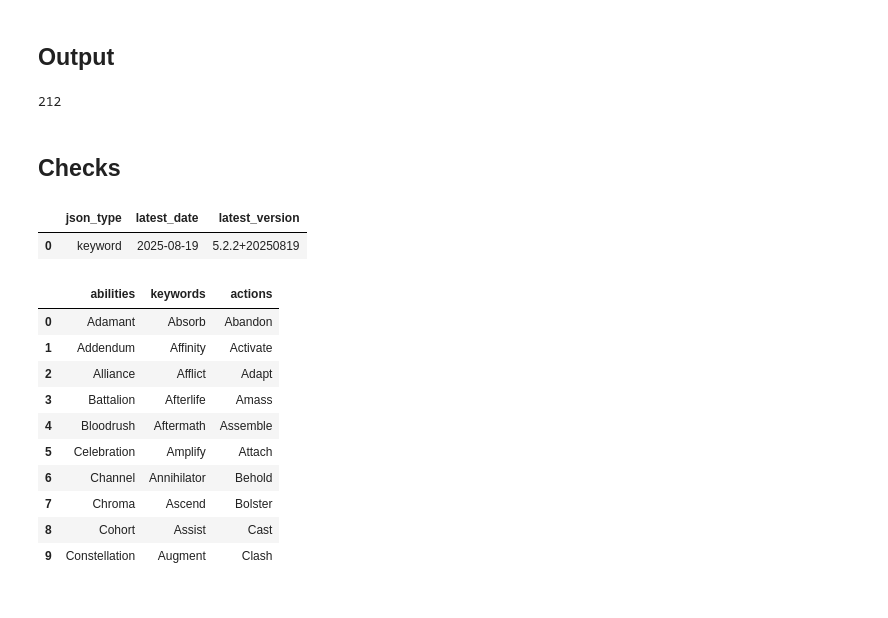
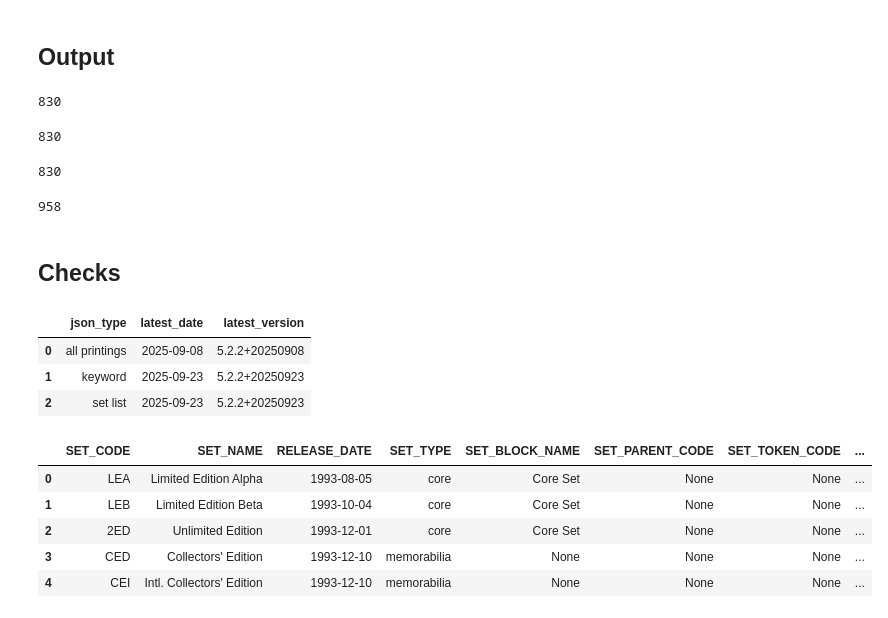
Before and after one commit to demonkeyfire/mtg-analysis-and-modelling, a Jupyter notebook: notebooks/set_list.ipynb, the cells around one changed output. Drawn from its saved outputs; the diff is of its cells as text; code cells hidden in the pictures.

Commit message:
Fully built code for processing the json input into relational tables; started pushing tables to database

```diff
--- a/notebooks/set_list.ipynb
+++ b/notebooks/set_list.ipynb
@@ -724,48 +973,65 @@ recency_check_upload(schema_name = "raw_data"
+# %%
+# Uploading the Sets info dataframe to postgresql
+df__sets_info.to_sql(name      = 'sets_info'
+                    ,con       = engine
+                    ,schema    = 'raw_data'
+                    ,if_exists = 'replace'
+                    ,index     = False)
+# %% [output]
+830
 # %%
-'''
-# Uploading the keywords dataframe to postgresql
-df__keywords.to_sql(name      = 'keywords'
-                   ,con       = engine
-                   ,schema    = 'raw_data'
-                   ,if_exists = 'replace'
-                   ,index     = False)
-'''
+# Uploading the translations dataframe to postgresql
+df__translations.to_sql(name      = 'translations'
+                       ,con       = engine
+                       ,schema    = 'raw_data'
+                       ,if_exists = 'replace'
+                       ,index     = False)
 # %% [output]
-212
+830
+# %%
+# Uploading the translations dataframe to postgresql
+df__languages.to_sql(name      = 'languages'
+                    ,con       = engine
+                    ,schema    = 'raw_data'
+                    ,if_exists = 'replace'
+                    ,index     = False)
+# %% [output]
+830
+# %%
+# Uploading the set product info dataframe to postgresql
+df__set_product_info.to_sql(name      = 'set_product_info'
+                           ,con       = engine
+                           ,schema    = 'raw_data'
+                           ,if_exists = 'replace'
+                           ,index     = False)
+# %% [output]
+958
 # %% [markdown]
 ## Checks
 # %%
-'''
 # Check the json file date and version
 query = """
         SELECT *
         FROM raw_data.data_recency
-        WHERE json_type = 'keyword'
         """
 pd.read_sql_query(query, con=engine)
-'''
 # %% [output]
 |  | json_type | latest_date | latest_version |
-| 0 | keyword | 2025-08-19 | 5.2.2+20250819 |
+| 0 | all printings | 2025-09-08 | 5.2.2+20250908 |
+| 1 | keyword | 2025-09-23 | 5.2.2+20250923 |
+| 2 | set list | 2025-09-23 | 5.2.2+20250923 |
 # %%
-'''
-# Check the dataframe top 10 values
+# Check the sets_info table top 5 values
 query = """
         SELECT *
-        FROM raw_data.keywords
-        LIMIT 10
+        FROM raw_data.sets_info
+        LIMIT 5
         """
 pd.read_sql_query(query, con=engine)
-'''
 # %% [output]
-|  | abilities | keywords | actions |
-| 0 | Adamant | Absorb | Abandon |
-| 1 | Addendum | Affinity | Activate |
-| 2 | Alliance | Afflict | Adapt |
-| 3 | Battalion | Afterlife | Amass |
-| 4 | Bloodrush | Aftermath | Assemble |
-| 5 | Celebration | Amplify | Attach |
-| 6 | Channel | Annihilator | Behold |
-| 7 | Chroma | Ascend | Bolster |
-| 8 | Cohort | Assist | Cast |
-| 9 | Constellation | Augment | Clash |
+|  | SET_CODE | SET_NAME | RELEASE_DATE | SET_TYPE | SET_BLOCK_NAME | SET_PARENT_CODE | SET_TOKEN_CODE | ... |
+| 0 | LEA | Limited Edition Alpha | 1993-08-05 | core | Core Set | None | None | ... |
+| 1 | LEB | Limited Edition Beta | 1993-10-04 | core | Core Set | None | None | ... |
+| 2 | 2ED | Unlimited Edition | 1993-12-01 | core | Core Set | None | None | ... |
+| 3 | CED | Collectors' Edition | 1993-12-10 | memorabilia | None | None | None | ... |
+| 4 | CEI | Intl. Collectors' Edition | 1993-12-10 | memorabilia | None | None | None | ... |
```
Also changed, not shown: parts of 60 cells of this notebook, 1 other file.
